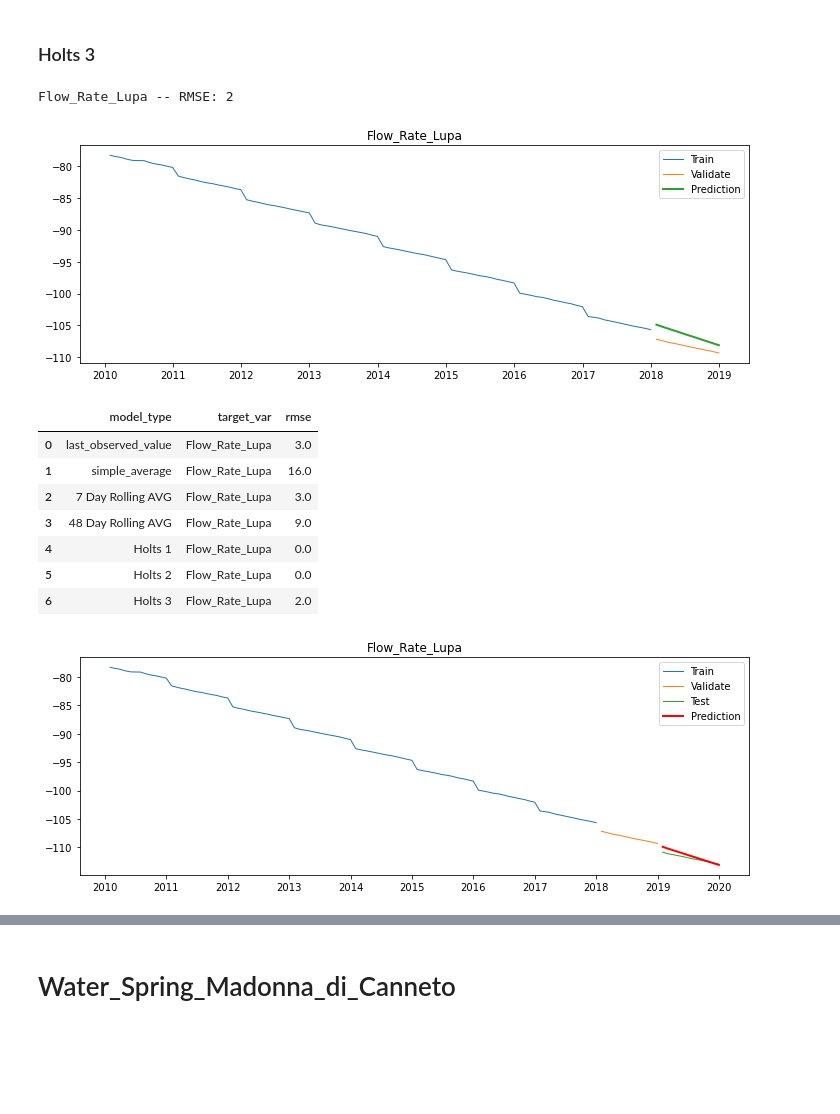
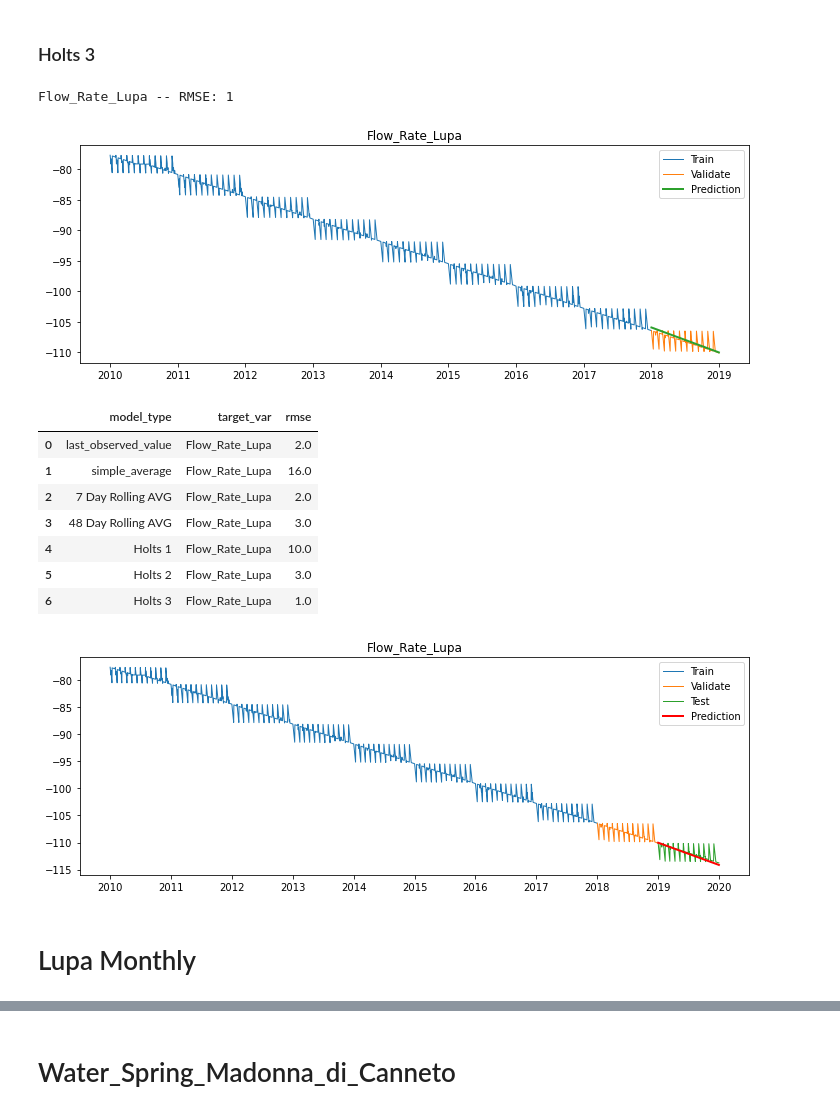
Before and after one commit to datastraine/kaggle, a Jupyter notebook: AceaSmart_Water_Analytics/acea-comp-explore.ipynb, the cells around one changed output, grey strips where cells are left out. Cells and saved outputs as stored; diff of their text form; code cells hidden in the pictures; blank space fills up the shorter version.

```diff
--- a/AceaSmart_Water_Analytics/acea-comp-explore.ipynb
+++ b/AceaSmart_Water_Analytics/acea-comp-explore.ipynb
@@ -237,10 +237,6 @@ test = Lupa_Cleaned[Lupa_Cleaned['year'] == 2019]
 
 # After getting the train, validate, and test splits created resample them to month
 
-train = train.resample('M').mean()
-validate = validate.resample('M').mean()
-test = test.resample('M').mean()
-
 columns = ['Rainfall_Terni', 'Flow_Rate_Lupa']
 
 for col in columns:
@@ -469,39 +465,36 @@ plot_and_eval(target_var = 'Flow_Rate_Lupa')
 eval_df = append_eval_df(model_type = 'Holts 3', target_var = 'Flow_Rate_Lupa')
 eval_df
 # %% [output]
-Flow_Rate_Lupa -- RMSE: 2
+Flow_Rate_Lupa -- RMSE: 1
-[figure, old version]
+[figure, new version]
 |  | model_type | target_var | rmse |
-| 0 | last_observed_value | Flow_Rate_Lupa | 3.0 |
+| 0 | last_observed_value | Flow_Rate_Lupa | 2.0 |
 | 1 | simple_average | Flow_Rate_Lupa | 16.0 |
-| 2 | 7 Day Rolling AVG | Flow_Rate_Lupa | 3.0 |
-| 3 | 48 Day Rolling AVG | Flow_Rate_Lupa | 9.0 |
-| 4 | Holts 1 | Flow_Rate_Lupa | 0.0 |
-| 5 | Holts 2 | Flow_Rate_Lupa | 0.0 |
-| 6 | Holts 3 | Flow_Rate_Lupa | 2.0 |
+| 2 | 7 Day Rolling AVG | Flow_Rate_Lupa | 2.0 |
+| 3 | 48 Day Rolling AVG | Flow_Rate_Lupa | 3.0 |
+| 4 | Holts 1 | Flow_Rate_Lupa | 10.0 |
+| 5 | Holts 2 | Flow_Rate_Lupa | 3.0 |
+| 6 | Holts 3 | Flow_Rate_Lupa | 1.0 |
 # %%
 # plot and evaluate
 def plot_and_eval(target_var):
     plt.figure(figsize = (12,4))
     plt.plot(train[target_var], label = 'Train', linewidth = 1)
     plt.plot(validate[target_var], label = 'Validate', linewidth = 1)
     plt.plot(test[target_var], label = 'Test', linewidth = 1)
     plt.plot(yhat_df[target_var], label='Prediction', color='red', linewidth = 2)
     plt.title(target_var)
     plt.legend()
     plt.show()
 
-model = Holt(train['Flow_Rate_Lupa'], exponential = False)
-model = model.fit(smoothing_level = .1,
-                  smoothing_slope = .1,
-                  optimized = False)
-
 yhat_df = model.predict(start = test.index[0],
                            end = test.index[-1])
 
 
 yhat_df['Flow_Rate_Lupa'] = round(yhat_df, 2)
 
 plot_and_eval(target_var = 'Flow_Rate_Lupa')
 # %% [output]
-[figure, old version]
+[figure, new version]
+# %% [markdown]
+# Lupa Monthly
```
Also changed, not shown: parts of 13 cells of this notebook.
